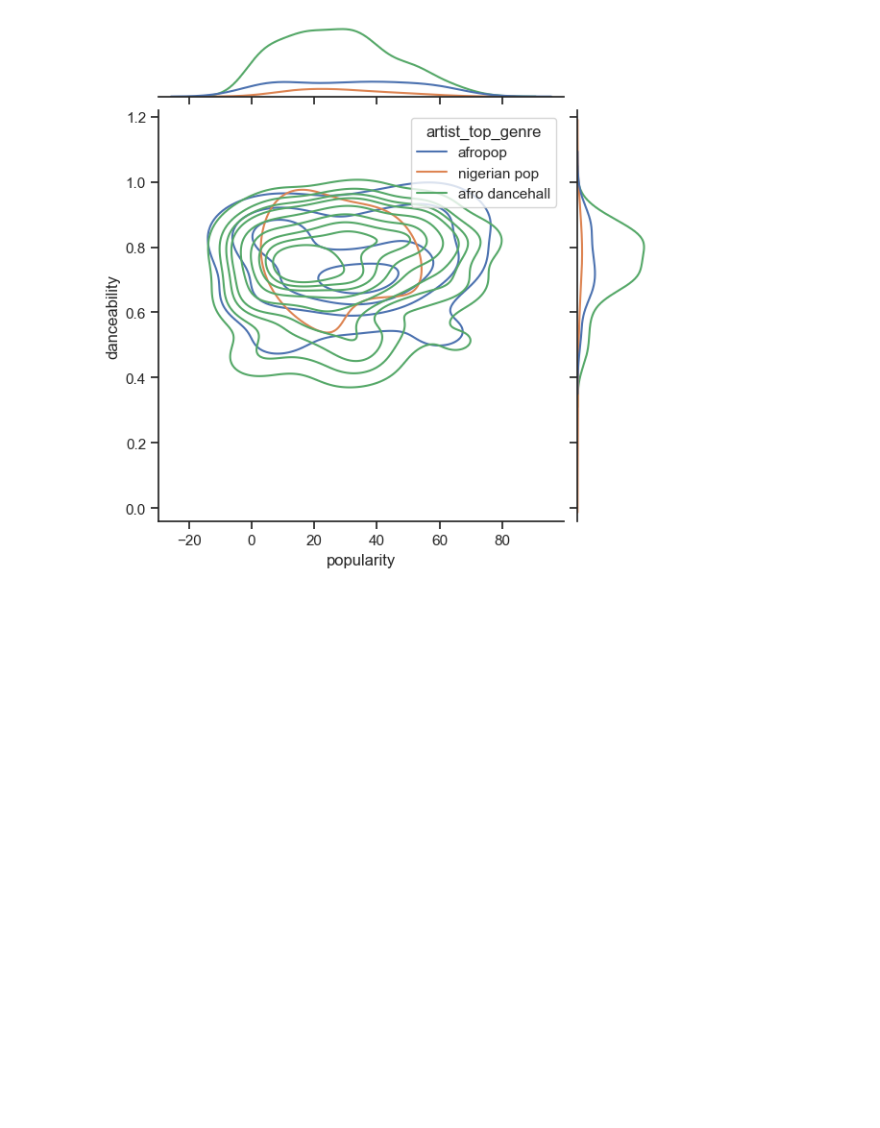
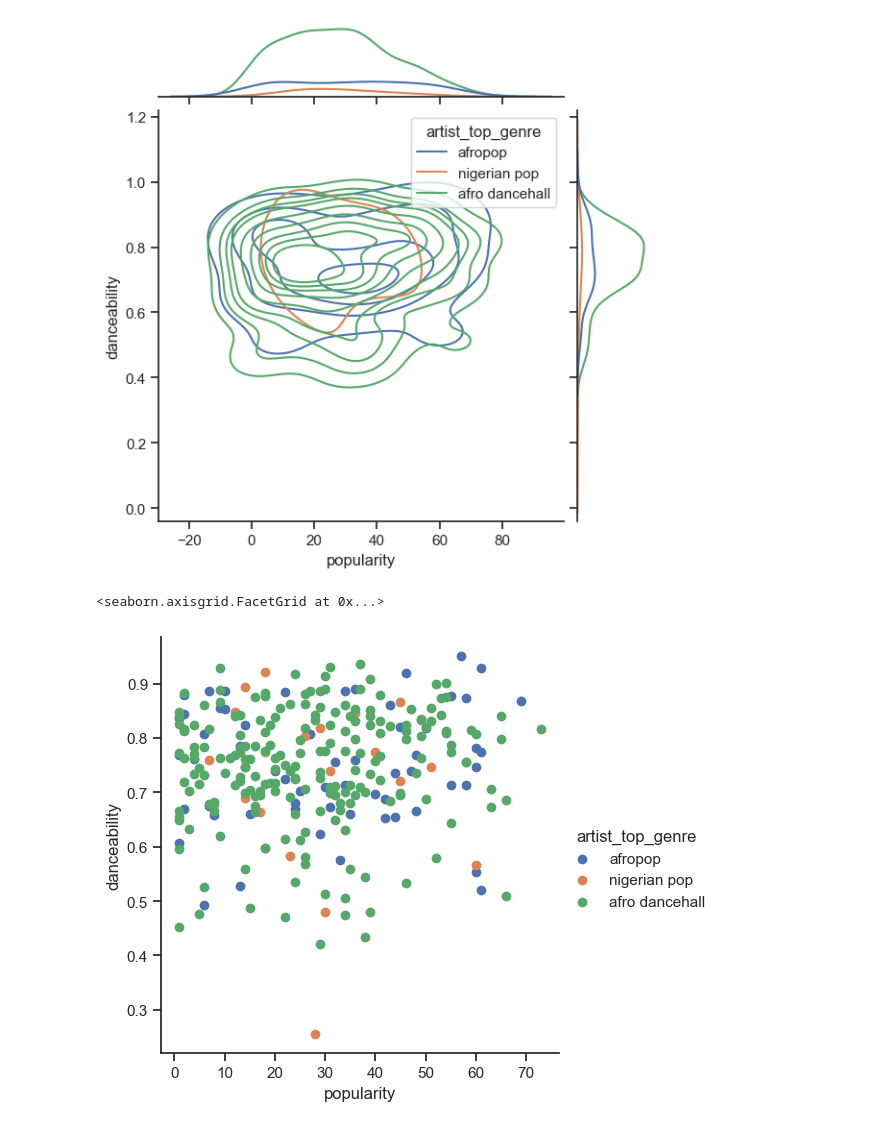
Before and after one commit to Lokeshzz7/MusicTaste_Clustering, a Jupyter notebook: music.ipynb, the cells around one changed output. Cells and saved outputs as stored; diff of their text form; code cells hidden in the pictures; blank space fills up the shorter version.

```diff
--- a/music.ipynb
+++ b/music.ipynb
@@ -132,3 +132,10 @@ g = sns.jointplot(
 )
 # %% [output]
 [figure]
+# %%
+sns.FacetGrid(df, hue="artist_top_genre", height=5) \
+   .map(plt.scatter, "popularity", "danceability") \
+   .add_legend()
+# %% [output]
+<seaborn.axisgrid.FacetGrid at 0x...>
+[figure, added]
```
